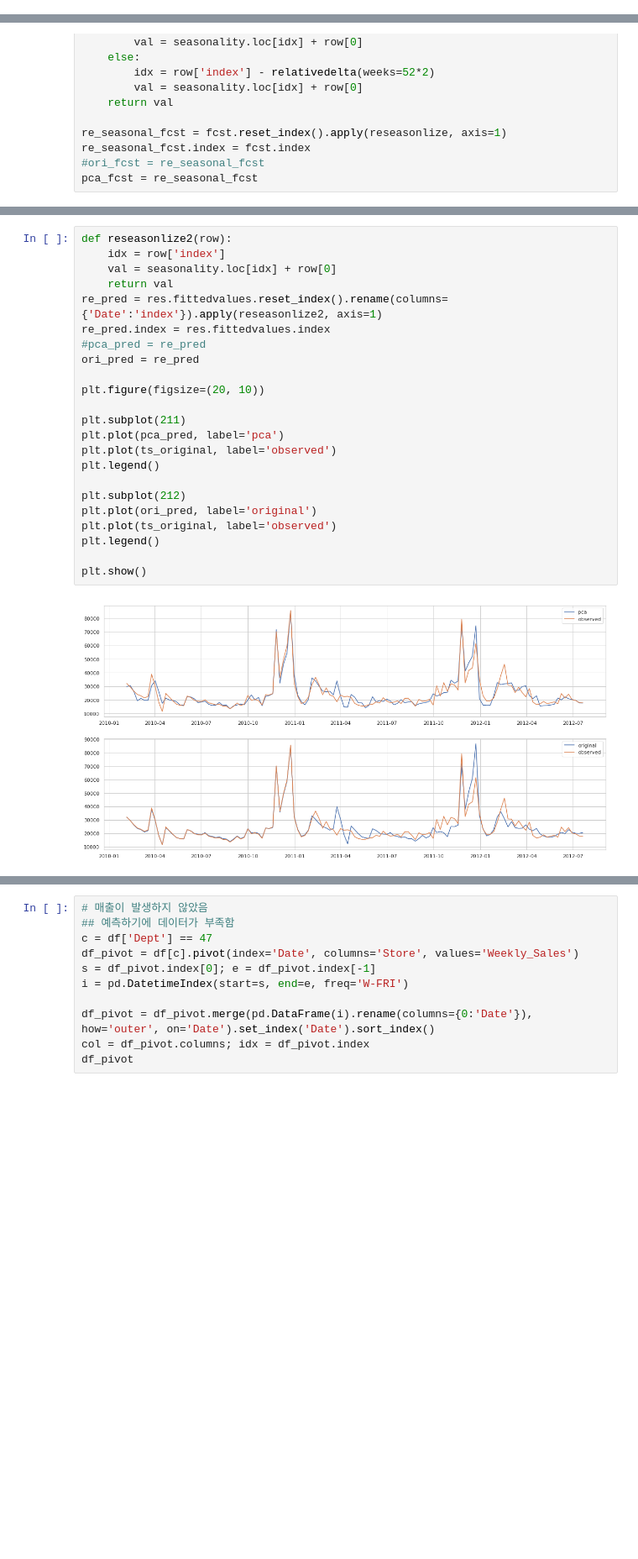
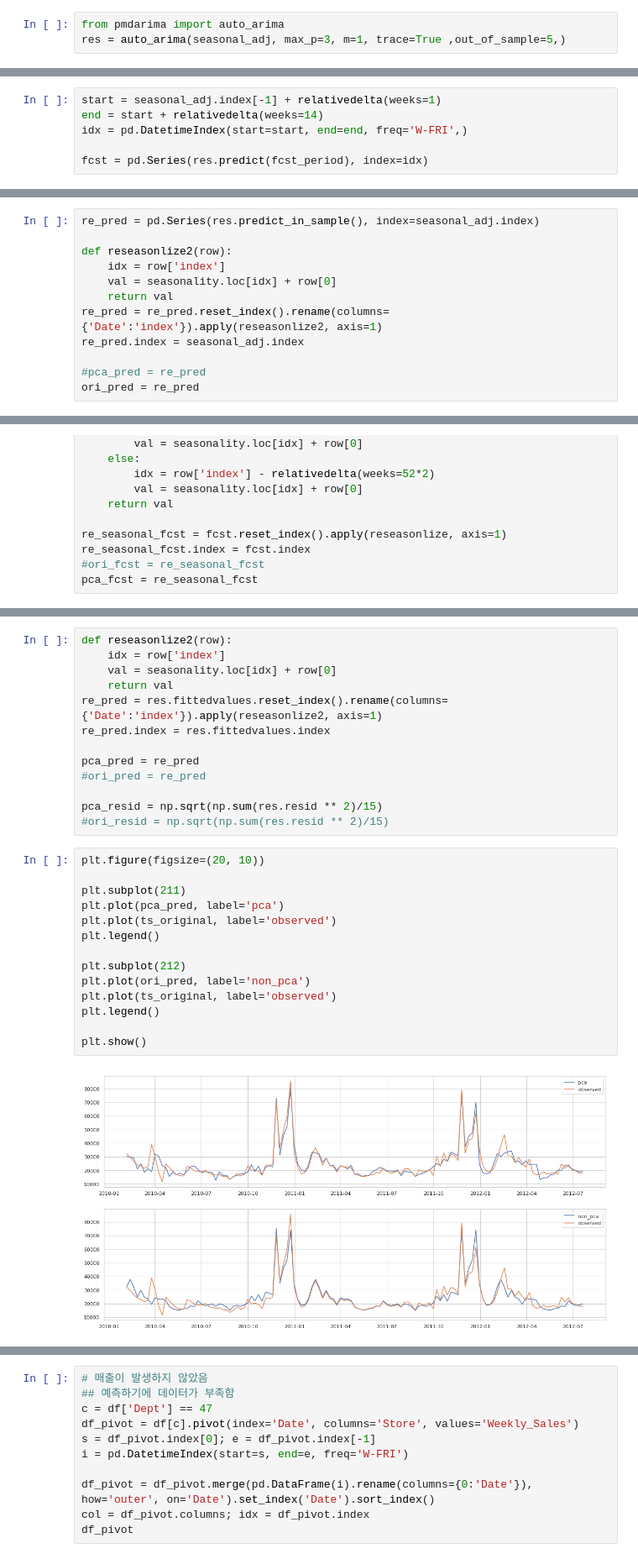
Before and after one commit to HenryPaik1/WalmartDemandForecast, a Jupyter notebook: ts_presentation.ipynb, the cells around one changed output, grey strips where cells are left out. Shown at 84% size. Drawn from its saved outputs; the diff is of its cells as text; blank space fills up the shorter version.

Commit message:
add arima model

```diff
--- a/ts_presentation.ipynb
+++ b/ts_presentation.ipynb
@@ -282,0 +480,3 @@ plt.show()
+# %%
+from pmdarima import auto_arima
+res = auto_arima(seasonal_adj, max_p=3, m=1, trace=True ,out_of_sample=5,)
@@ -282,0 +492,6 @@ plt.show()
+# %%
+start = seasonal_adj.index[-1] + relativedelta(weeks=1)
+end = start + relativedelta(weeks=14)
+idx = pd.DatetimeIndex(start=start, end=end, freq='W-FRI',)
+
+fcst = pd.Series(res.predict(fcst_period), index=idx)
@@ -282,0 +528,12 @@ plt.show()
+# %%
+re_pred = pd.Series(res.predict_in_sample(), index=seasonal_adj.index)
+
+def reseasonlize2(row):
+    idx = row['index']
+    val = seasonality.loc[idx] + row[0]
+    return val
+re_pred = re_pred.reset_index().rename(columns={'Date':'index'}).apply(reseasonlize2, axis=1)
+re_pred.index = seasonal_adj.index
+
+#pca_pred = re_pred
+ori_pred = re_pred
@@ -334,25 +625,29 @@ original: 4837.54503921924
+# %%
+def reseasonlize2(row):
+    idx = row['index']
+    val = seasonality.loc[idx] + row[0]
+    return val
+re_pred = res.fittedvalues.reset_index().rename(columns={'Date':'index'}).apply(reseasonlize2, axis=1)
+re_pred.index = res.fittedvalues.index
+
+pca_pred = re_pred
+#ori_pred = re_pred
+
+pca_resid = np.sqrt(np.sum(res.resid ** 2)/15)
+#ori_resid = np.sqrt(np.sum(res.resid ** 2)/15)
 # %%
-def reseasonlize2(row):
-    idx = row['index']
-    val = seasonality.loc[idx] + row[0]
-    return val
-re_pred = res.fittedvalues.reset_index().rename(columns={'Date':'index'}).apply(reseasonlize2, axis=1)
-re_pred.index = res.fittedvalues.index
-#pca_pred = re_pred
-ori_pred = re_pred
-
 plt.figure(figsize=(20, 10))
 
 plt.subplot(211)
 plt.plot(pca_pred, label='pca')
 plt.plot(ts_original, label='observed')
 plt.legend()
 
 plt.subplot(212)
-plt.plot(ori_pred, label='original')
+plt.plot(ori_pred, label='non_pca')
 plt.plot(ts_original, label='observed')
 plt.legend()
 
 plt.show()
 # %% [output]
-[figure, old version]
+[figure, new version]
```
Also changed, not shown: parts of 73 cells of this notebook.
